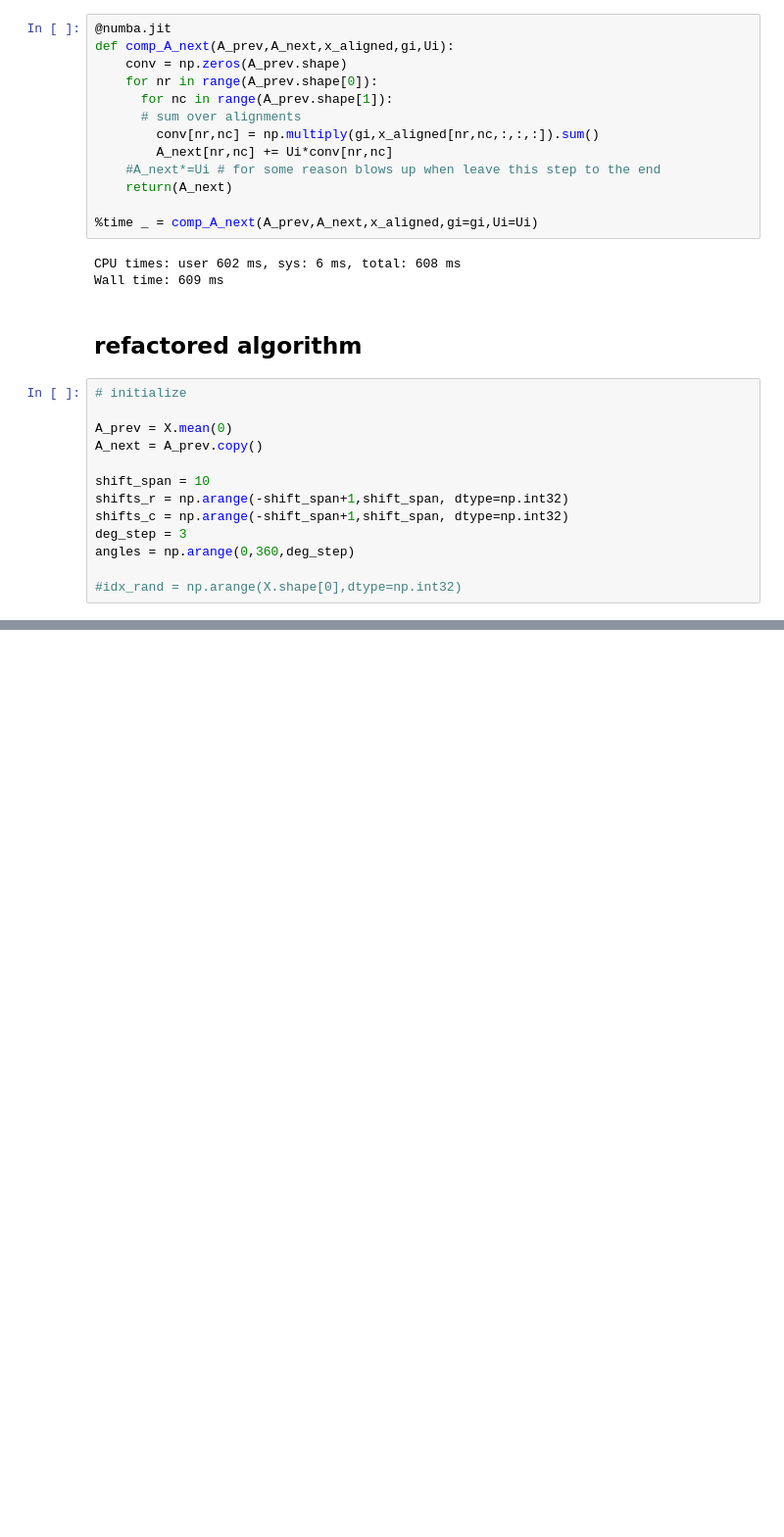
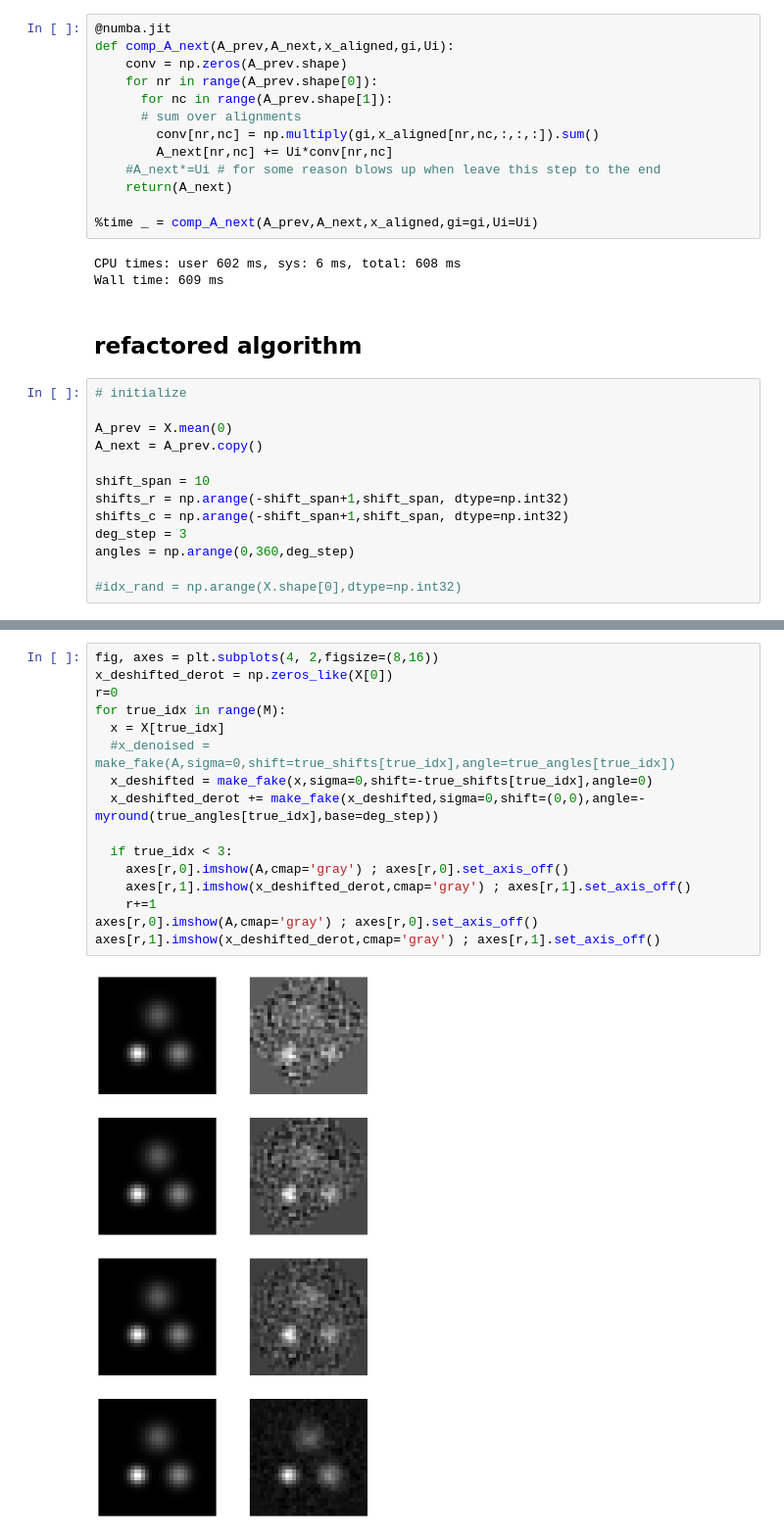
Before and after one commit to geoffwoollard/learn_cryoem_math, a Jupyter notebook: nb/2d_class.ipynb, the cells around one changed output, grey strips where cells are left out. Shown: that part at 98% size. Cells and saved outputs as stored; diff of their text form; blank space fills up the shorter version.

```diff
--- a/nb/2d_class.ipynb
+++ b/nb/2d_class.ipynb
@@ -776,0 +786,18 @@ plt.scatter(best_alignments[:,0],true_angles)
+# %%
+fig, axes = plt.subplots(4, 2,figsize=(8,16))
+x_deshifted_derot = np.zeros_like(X[0])
+r=0
+for true_idx in range(M):
+  x = X[true_idx]
+  #x_denoised = make_fake(A,sigma=0,shift=true_shifts[true_idx],angle=true_angles[true_idx])
+  x_deshifted = make_fake(x,sigma=0,shift=-true_shifts[true_idx],angle=0)
+  x_deshifted_derot += make_fake(x_deshifted,sigma=0,shift=(0,0),angle=-myround(true_angles[true_idx],base=deg_step))
+
+  if true_idx < 3:
+    axes[r,0].imshow(A,cmap='gray') ; axes[r,0].set_axis_off()
+    axes[r,1].imshow(x_deshifted_derot,cmap='gray') ; axes[r,1].set_axis_off()
+    r+=1
+axes[r,0].imshow(A,cmap='gray') ; axes[r,0].set_axis_off()
+axes[r,1].imshow(x_deshifted_derot,cmap='gray') ; axes[r,1].set_axis_off()
+# %% [output]
+[figure, added]
```
Also changed, not shown: parts of 13 cells of this notebook.
